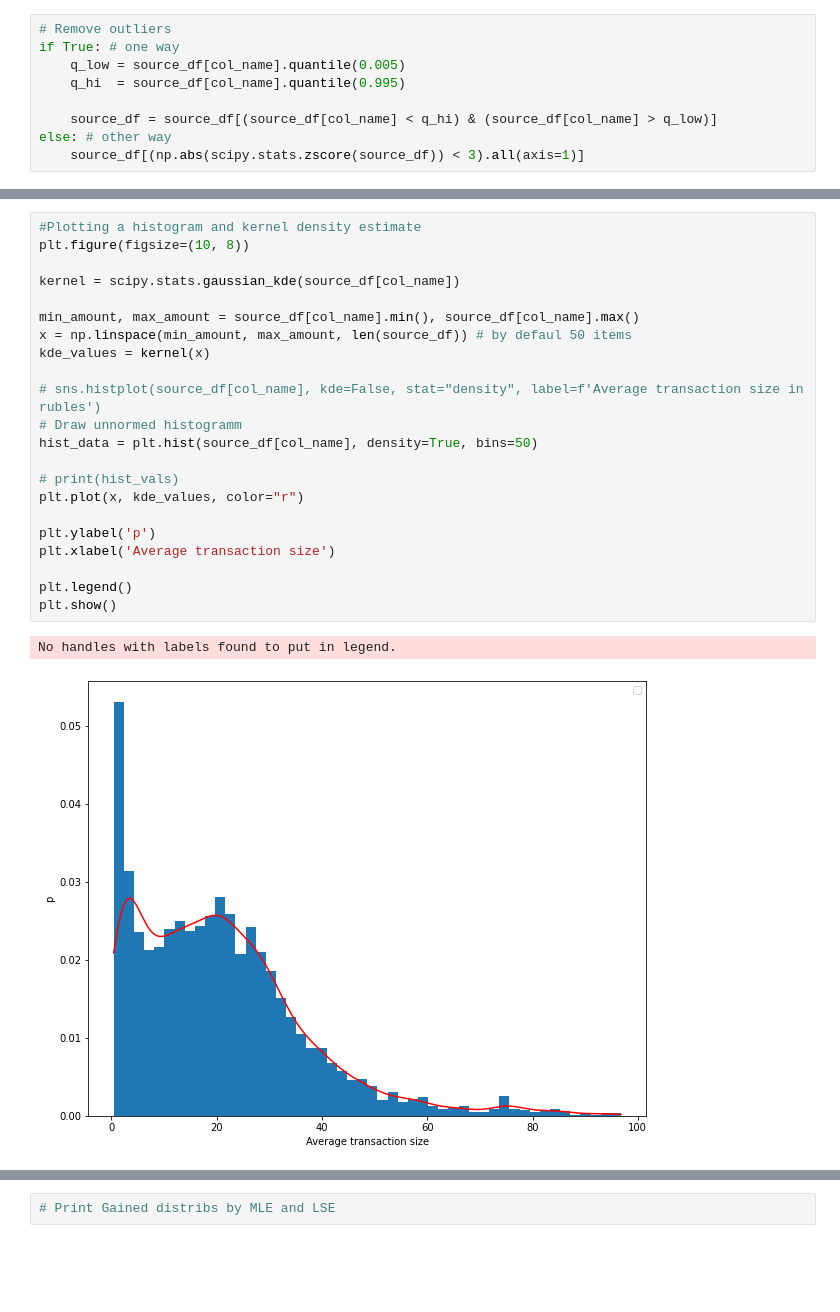
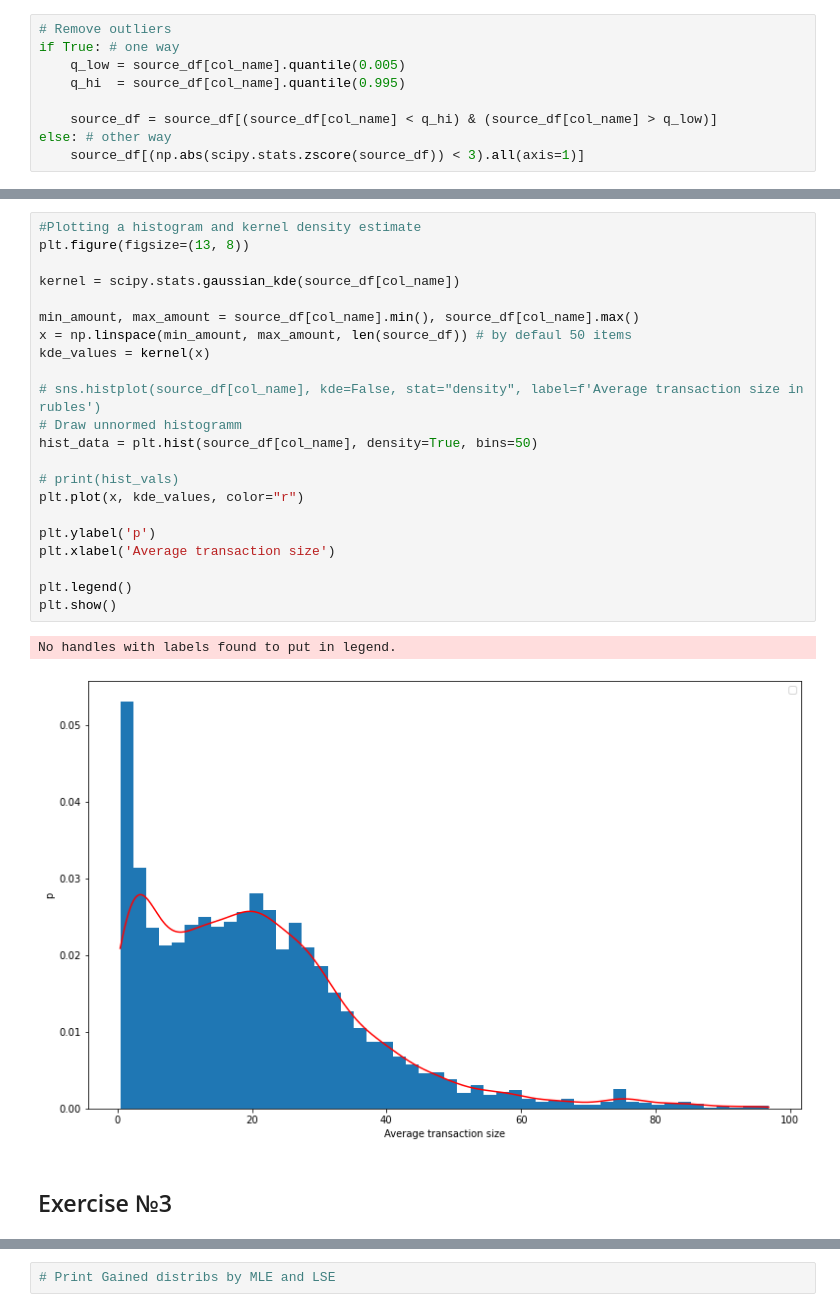
Before and after one commit to vandosik/M-M-MSA, a Jupyter notebook: Lab_1/lab_1.ipynb, the cells around one changed output, grey strips where cells are left out. Cells and saved outputs as stored; diff of their text form; blank space fills up the shorter version.

```diff
--- a/Lab_1/lab_1.ipynb
+++ b/Lab_1/lab_1.ipynb
@@ -70,26 +72,28 @@ Text(0, 0.5, 'Column val')
 # %%
 #Plotting a histogram and kernel density estimate
-plt.figure(figsize=(10, 8))
+plt.figure(figsize=(13, 8))
 
 kernel = scipy.stats.gaussian_kde(source_df[col_name])
 
 min_amount, max_amount = source_df[col_name].min(), source_df[col_name].max()
 x = np.linspace(min_amount, max_amount, len(source_df)) # by defaul 50 items
 kde_values = kernel(x)
 
 # sns.histplot(source_df[col_name], kde=False, stat="density", label=f'Average transaction size in rubles')
 # Draw unnormed histogramm
 hist_data = plt.hist(source_df[col_name], density=True, bins=50)
 
 # print(hist_vals)
 plt.plot(x, kde_values, color="r")
 
 plt.ylabel('p')
 plt.xlabel('Average transaction size')
 
 plt.legend()
 plt.show()
 # %% [output]
 No handles with labels found to put in legend.
-[figure, old version]
+[figure, new version]
+# %% [markdown]
+## Exercise №3
 # %%
```
Also changed, not shown: parts of 7 cells of this notebook, 1 other file.
